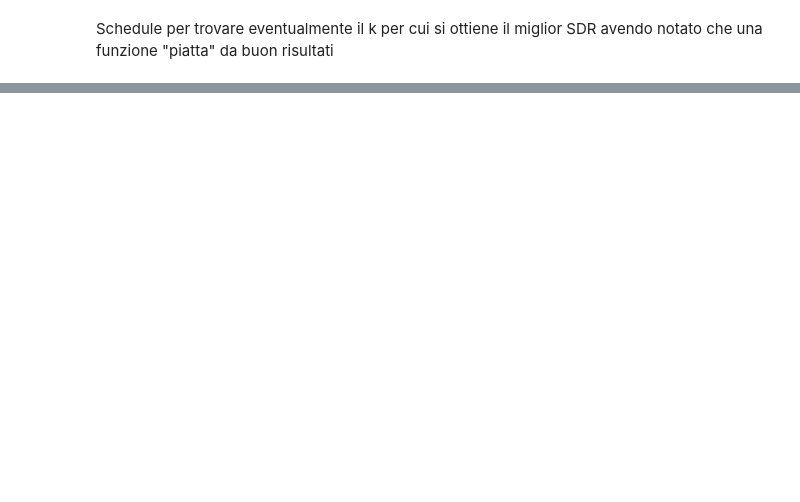
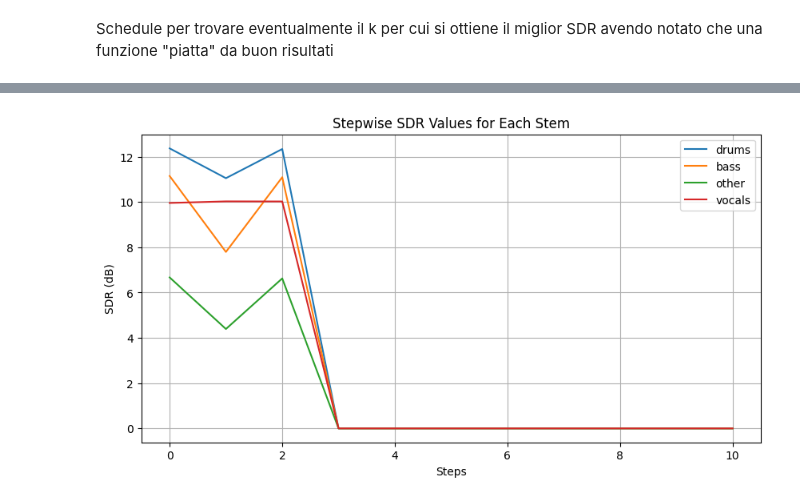
Before and after one commit to alessandromanattini/DEMIXING, a Jupyter notebook: L12_Magalini_Manattini_Marri.ipynb, the cells around one changed output, grey strips where cells are left out. Cells and saved outputs as stored; diff of their text form; code cells hidden in the pictures; blank space fills up the shorter version.

```diff
--- a/L12_Magalini_Manattini_Marri.ipynb
+++ b/L12_Magalini_Manattini_Marri.ipynb
@@ -546,3 +576,13 @@ Starting from an Oracle Predictor
+# %%
+def compute_sdrs(model, stems_dict, separated_sources, device):
+    """Compute SDRs for each stem."""
+    sdr_results = {stem: [] for stem in model.sources}
+    for i, stem_name in enumerate(model.sources):
+        original_stem = stems_dict[stem_name].to(device)
+        predicted_stem = separated_sources[0, i].to(device)
+        sdr_value = evaluate_sdr(original_stem, predicted_stem, device=device)
+        sdr_results[stem_name].append(sdr_value)
+    return sdr_results
 # %%
 def schedule(initial_gains, step, steps, target_stem, schedule_type):
     """
@@ -1595,11 +1291,10 @@ def optimal_beta_schedule(
 # %%
-# Forza bruta
 steps = 10 # number of iterations
-precision = 101 # precision of the beta values: in how many beta values we want to divide the range
+precision = 11 # precision of the beta values: in how many beta values we want to divide the range
 
-optimal_beta_schedule(
+optimal_betas, stepwise_sdrs = optimal_beta_schedule(
         model = model,
-        dataset_dict = dataset_dict_reduced,
+        dataset_dict = dataset_dict,
         target_stem = "vocals",
         sample_rate = sample_rate,
         overlap = 0.0,
@@ -1611,0 +1315,30 @@ Step 0
+# %%
+def plot_stepwise_sdrs(stepwise_sdrs, stems):
+    """
+    Plot the SDR values for each stem across steps.
+
+    Args:
+        stepwise_sdrs (list): List of tensors containing SDR values for each step.
+        stems (list): List of stem names.
+    """
+    steps = np.arange(len(stepwise_sdrs))
+    sdr_values = torch.stack(stepwise_sdrs).cpu().numpy()
+
+    plt.figure(figsize=(10, 5))
+    for i, stem in enumerate(stems):
+        plt.plot(steps, sdr_values[:, i], label=stem)
+
+    plt.xlabel('Steps')
+    plt.ylabel('SDR (dB)')
+    plt.title('Stepwise SDR Values for Each Stem')
+    plt.legend()
+    plt.grid()
+    plt.show()
+
+# Define the stems based on the model sources
+stems = model.sources
+
+# Plot the stepwise SDR values
+plot_stepwise_sdrs(stepwise_sdrs, stems)
+# %% [output]
+[figure, added]
```
Also changed, not shown: parts of 56 cells of this notebook.
